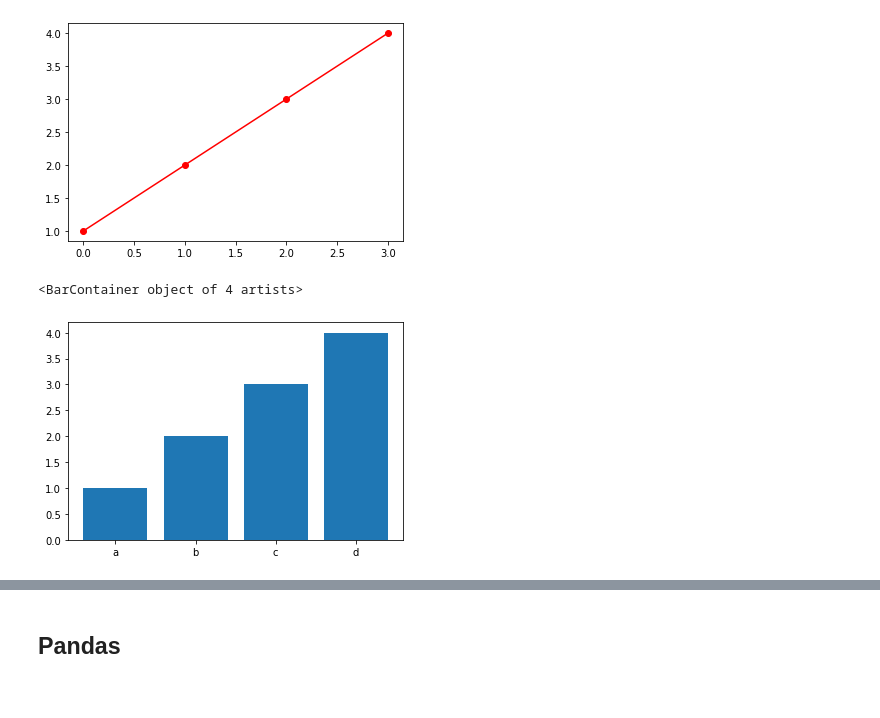
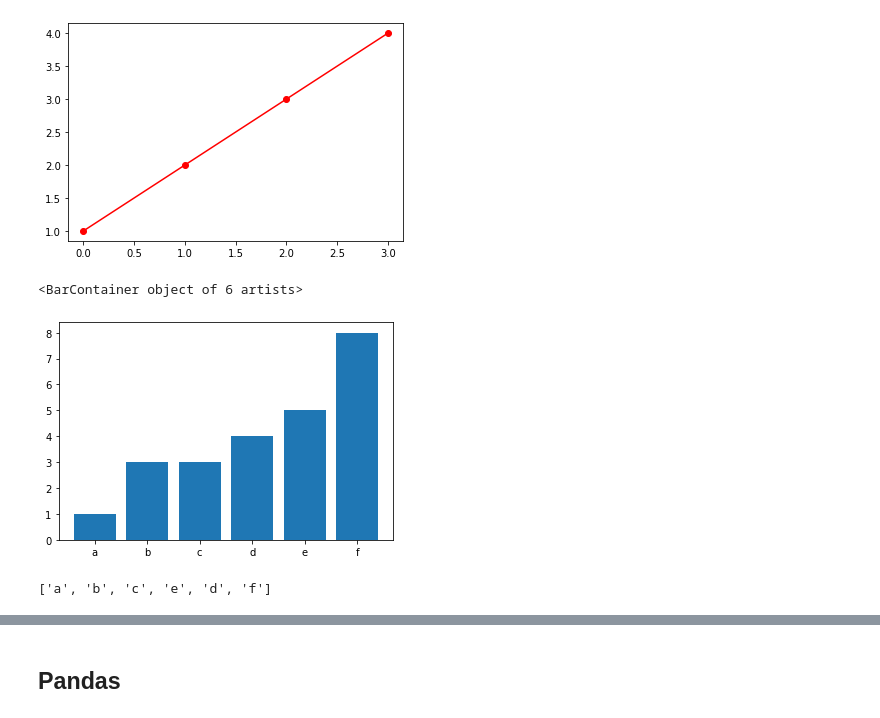
Before and after one commit to tomtmot/20220702_python, a Jupyter notebook: 20220723.ipynb, the cells around one changed output, grey strips where cells are left out. Cells and saved outputs as stored; diff of their text form; code cells hidden in the pictures.

```diff
--- a/20220723.ipynb
+++ b/20220723.ipynb
@@ -175,7 +191,7 @@ https://matplotlib.org/2.1.2/api/_as_gen/matplotlib.pyplot.plot.html
 # %%
 import matplotlib.pyplot as plt
 # %%
-x = [1, 2, 3, 4]
-plt.plot(x)
+x = [1, 3, 3, 4, 5, 8]
+plt.plot(x,"bo-")
 # %% [output]
 [<matplotlib.lines.Line2D at 0x...>]
@@ -196,7 +218,12 @@ plt.plot(x, "ro-")
 [<matplotlib.lines.Line2D at 0x...>]
 [figure]
 # %%
-plt.bar(list('abcd'), x)
+plt.bar(list('abcdef'), x)
 # %% [output]
-<BarContainer object of 4 artists>
+<BarContainer object of 6 artists>
-[figure, old version]
+[figure, new version]
+# %%
+y=list("abcedf")
+y
+# %% [output]
+['a', 'b', 'c', 'e', 'd', 'f']
```
Also changed, not shown: parts of 25 cells of this notebook.
